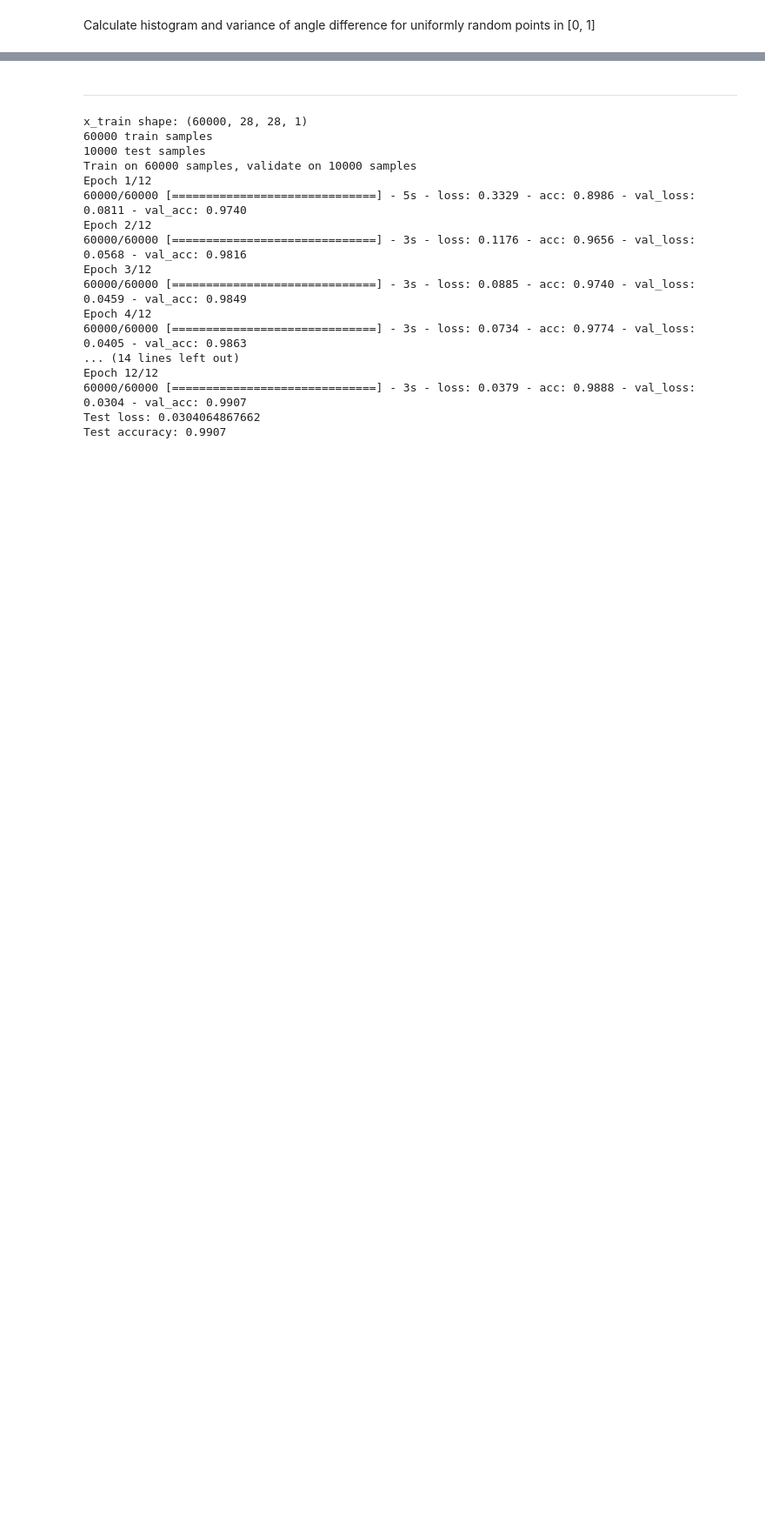
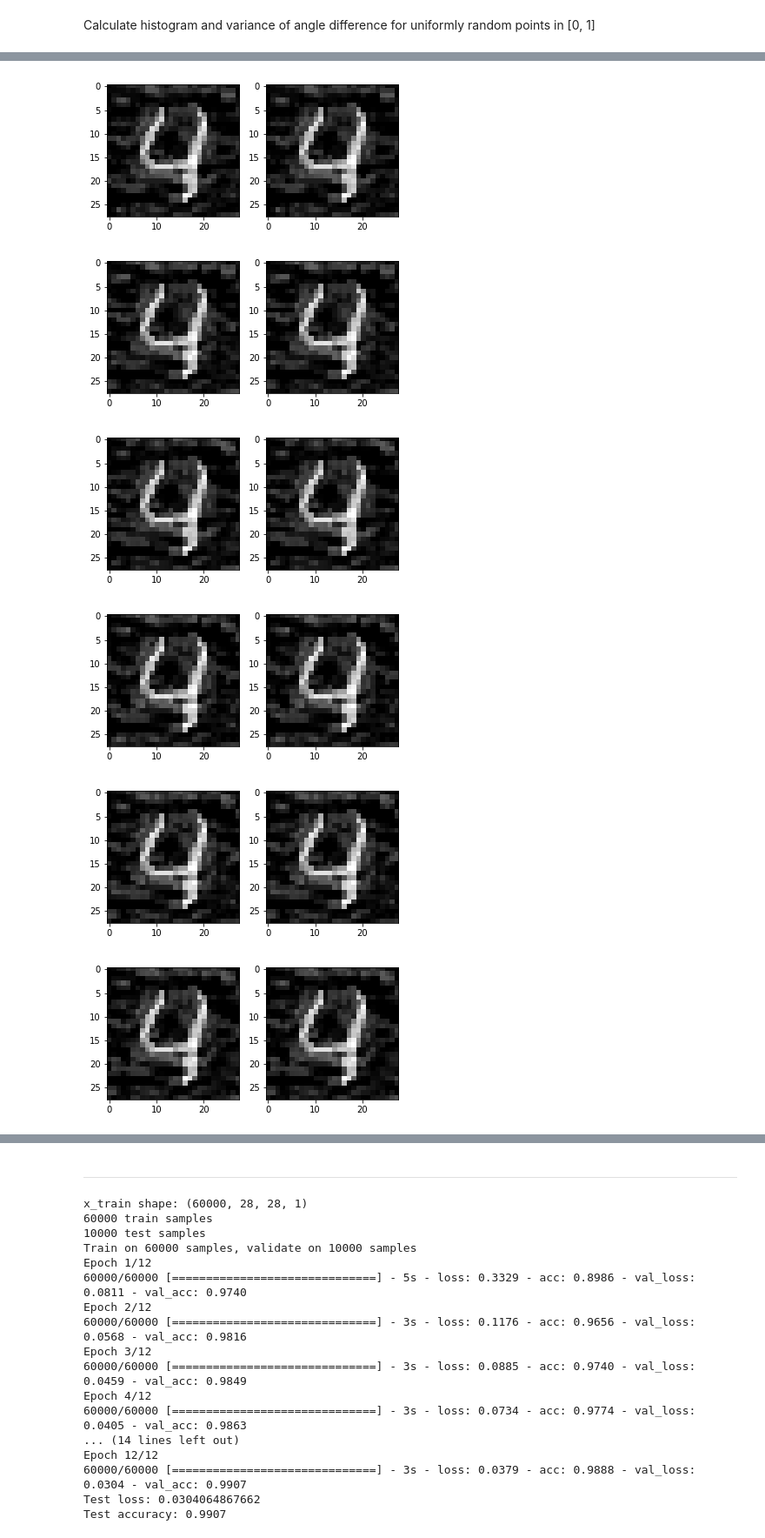
Before and after one commit to chawins/DART, a Jupyter notebook: margin_nn.ipynb, the cells around one changed output, grey strips where cells are left out. Shown at 87% size. Drawn from its saved outputs; the diff is of its cells as text; code cells hidden in the pictures; blank space fills up the shorter version.

```diff
--- a/margin_nn.ipynb
+++ b/margin_nn.ipynb
@@ -277,0 +260,13 @@ x_tran = np.dot(x_flat, proj_matrix)
+# %%
+for j in range(10):
+    f, (ax1, ax2) = plt.subplots(1, 2)
+    ax1.imshow(x_rnd[j].reshape(28, 28), cmap='gray')
+    ax2.imshow(x_tran[j].reshape(28, 28), cmap='gray')
+    plt.show()
+# %% [output]
+[figure, added]
+[figure, added]
+[figure, added]
+[figure, added]
+[figure, added]
+[figure, added]
```
Also changed, not shown: parts of 45 cells of this notebook, 1 other file.
